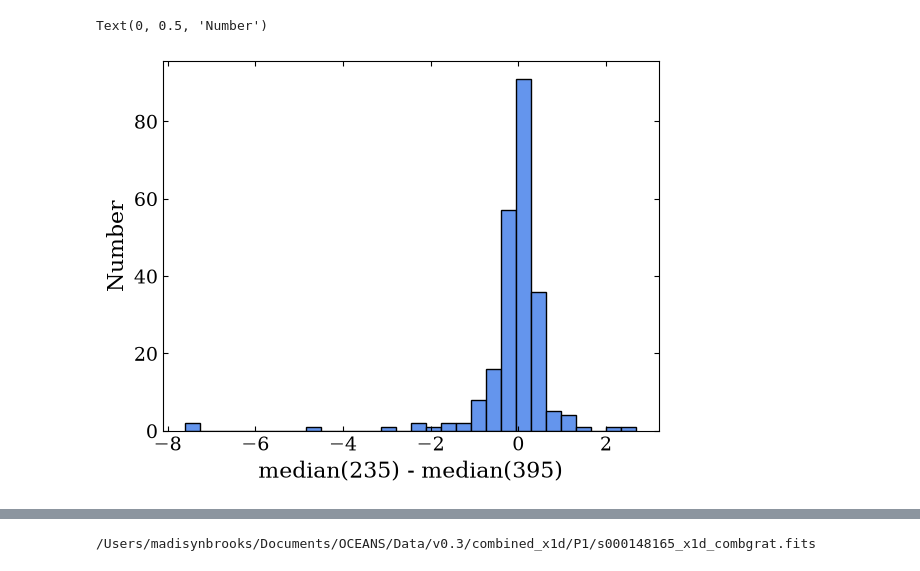
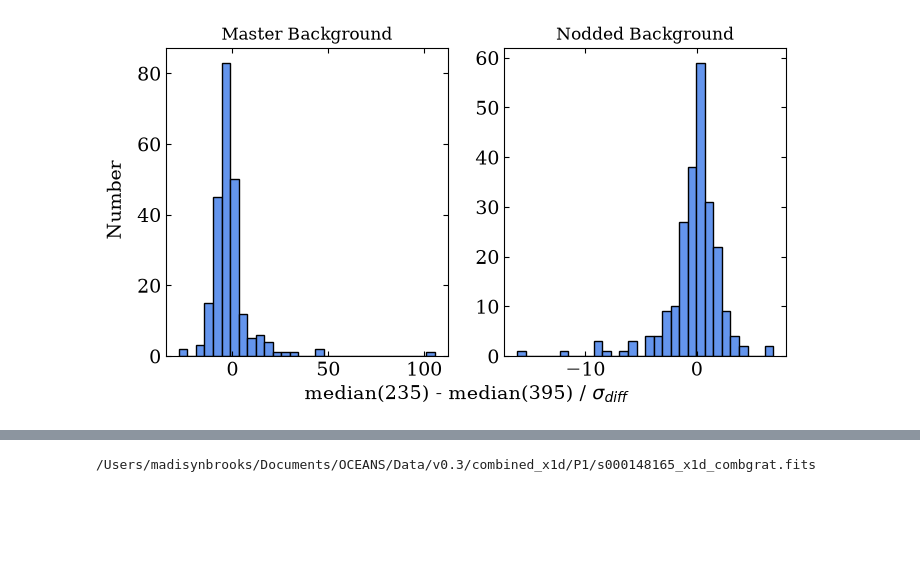
Before and after one commit to madisyn-brooks/Optimal-Extraction, a Jupyter notebook: comb_grat.ipynb, the cells around one changed output, grey strips where cells are left out. Cells and saved outputs as stored; diff of their text form; code cells hidden in the pictures; blank space fills up the shorter version.

```diff
--- a/comb_grat.ipynb
+++ b/comb_grat.ipynb
@@ -79,8 +117,18 @@ Running comb_spec for P6...
 # %%
-plt.hist(np.array(median_diffs) * 1e30, bins = 30,
+fig, axs = plt.subplots(1,2, figsize = [8,4])
+
+axs[0].hist(np.array(median_diffs_mb) / np.array(median_dffs_mb_errs), bins = 30,
         color = "cornflowerblue", edgecolor = "black")
-plt.xlabel("median(235) - median(395)")
-plt.ylabel("Number")
+
+
+
+axs[1].hist(np.array(median_diffs_nodded)/ np.array(median_diff_nodded_errs), bins = 30,
+        color = "cornflowerblue", edgecolor = "black")
+axs[1].set_title("Nodded Background")
+
+fig.supylabel("Number", x = 0.05, fontsize = 14)
+fig.supxlabel(r"median(235) - median(395) / $\sigma_{diff}$", fontsize = 14, y = -0.01)
+axs[0].set_title("Master Background")
+plt.show()
 # %% [output]
-Text(0, 0.5, 'Number')
-[figure, old version]
+[figure, new version]
```
Also changed, not shown: parts of 3 cells of this notebook, 1 other file.
